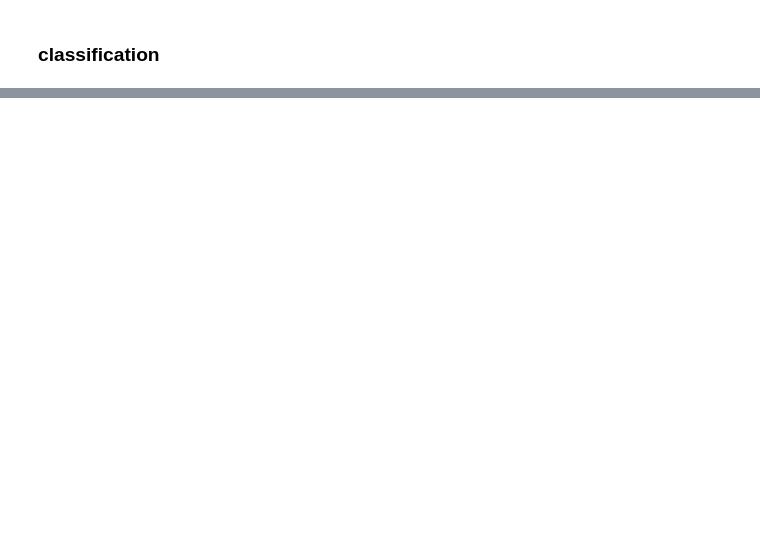
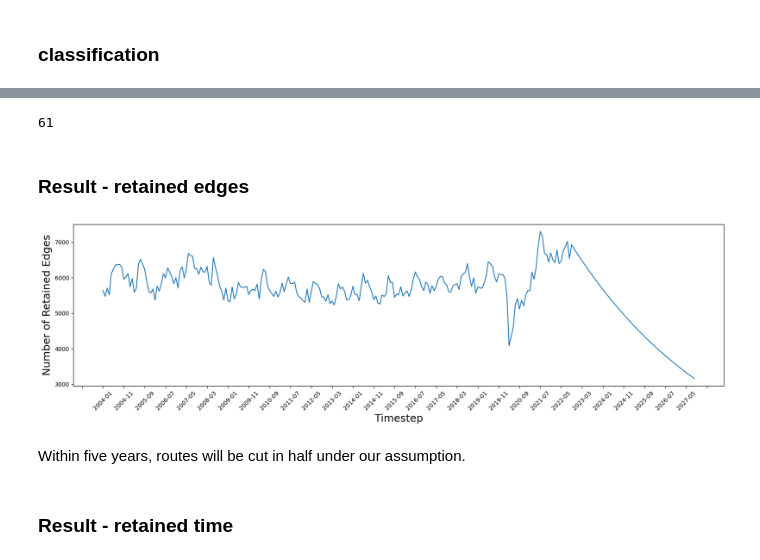
Before and after one commit to Blair-Lu-c/MADS, a Jupyter notebook: Machine_Learning_2/Forecasting_the_evolution_of_transportation_networks.ipynb, the cells around one changed output, grey strips where cells are left out. Cells and saved outputs as stored; diff of their text form; code cells hidden in the pictures; blank space fills up the shorter version.

```diff
--- a/Machine_Learning_2/Forecasting_the_evolution_of_transportation_networks.ipynb
+++ b/Machine_Learning_2/Forecasting_the_evolution_of_transportation_networks.ipynb
@@ -880,0 +1020,66 @@ if __name__ == '__main__':
+# %%
+# graphs_forecast = forecast(datetime.date(2022,8,1), 1/3, 0.02)
+
+file_path = []
+for i in range(61):
+    file_path.append('data/Prediction_Graphs/graph' + str(i) + '.pickle')
+
+graphs_forecast2 = []
+graph = nx.Graph()
+for file in file_path:
+    with open(file,'rb') as f:
+        graph = pickle.load(f)
+        graphs_forecast2.append(graph)
+# %%
+len(graphs_forecast2)
+# %% [output]
+61
+# %% [markdown]
+### Result - retained edges
+# %%
+import datetime
+from dateutil.relativedelta import relativedelta
+import matplotlib.pyplot as plt
+from matplotlib.pyplot import MultipleLocator
+
+
+# real change in number of edges from Jan. 2004 to Aug. 2022
+num_of_edges_04_22 = []
+for graph in graphs_air:
+    num_of_edges_04_22.append(graph.number_of_edges())
+
+# predicted change from Sept 2022 to Aug 2027
+num_of_edges_22_27 = []
+for graph in graphs_forecast2[1:]: # excluding the first graph of Aug 2022
+    num_of_edges_22_27.append(graph.number_of_edges())
+
+# combine number of edges lists for visualization
+num_of_edges = num_of_edges_04_22
+num_of_edges.extend(num_of_edges_22_27)
+
+# create month list for plotting
+start_date = datetime.datetime(2004, 1, 1)
+end_date = datetime.datetime(2027, 9, 1)
+
+month_list = []
+current_date = start_date
+
+while current_date <= end_date:
+    month_list.append(current_date.strftime("%Y-%m"))
+    current_date += relativedelta(months=1)
+
+fig, ax = plt.subplots(figsize=(20,5))
+date = month_list
+values = num_of_edges
+ax.plot(date,values)
+ax.xaxis.set_major_locator(MultipleLocator(10))
+plt.xticks(rotation=45)
+plt.ylabel('Number of Retained Edges', fontsize=18)
+plt.xlabel('Timestep', fontsize=18)
+plt.show()
+# %% [output]
+[figure, added]
+# %% [markdown]
+Within five years, routes will be cut in half under our assumption.
+# %% [markdown]
+### Result - retained time
```
Also changed, not shown: parts of 42 cells of this notebook.
